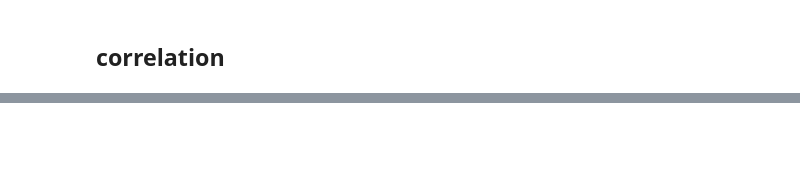
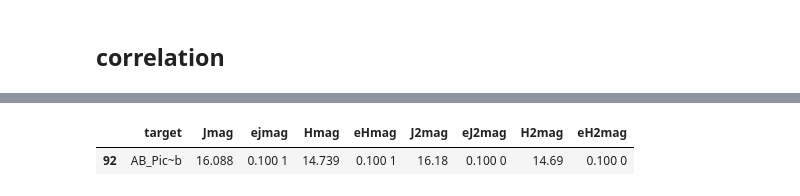
Before and after one commit to YifZhou/Exoplanet-Patchy-Clouds, a Jupyter notebook: ABPIC_Data_Analysis/Correlation and CMD.ipynb, the cells around one changed output, grey strips where cells are left out. Saved outputs shown, nothing was run; the diff lists cells and outputs as text; code cells hidden in the pictures; blank space fills up the shorter version.

```diff
--- a/ABPIC_Data_Analysis/Correlation and CMD.ipynb
+++ b/ABPIC_Data_Analysis/Correlation and CMD.ipynb
@@ -85,0 +56,6 @@ fig1.savefig('CMD_Vegamag_Nov20.pdf')
+# %%
+magTable = pd.read_csv('MagTable.csv')
+magTable[magTable['target'] == 'AB_Pic~b']
+# %% [output]
+|  | target | Jmag | ejmag | Hmag | eHmag | J2mag | eJ2mag | H2mag | eH2mag |
+| 92 | AB_Pic~b | 16.088 | 0.100 1 | 14.739 | 0.100 1 | 16.18 | 0.100 0 | 14.69 | 0.100 0 |
```
Also changed, not shown: parts of 6 cells of this notebook, 14 other files.
